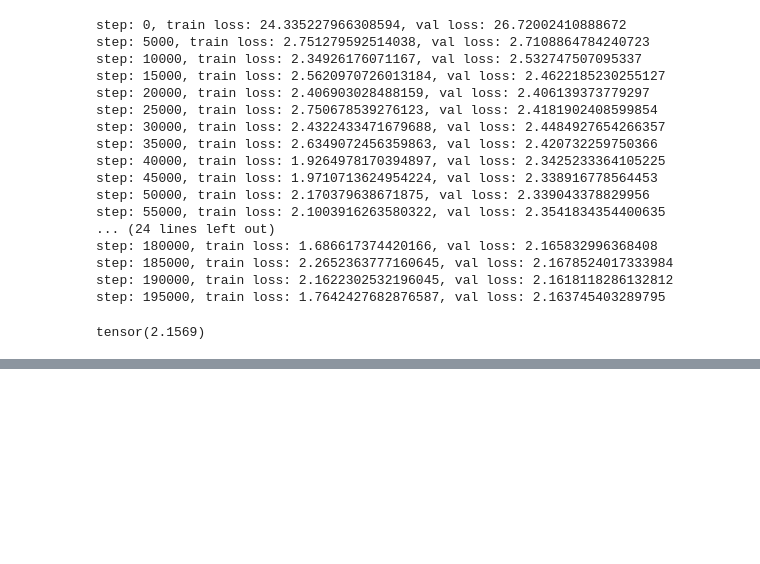
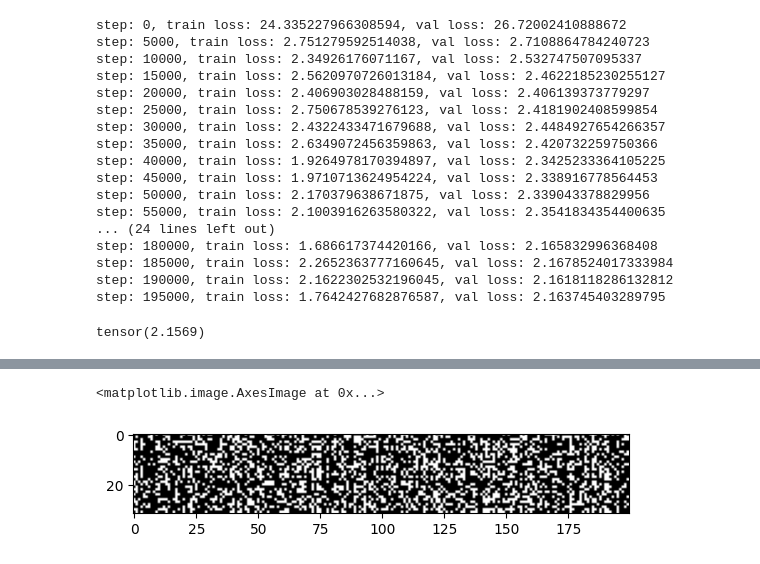
Before and after one commit to xiaobo-yang/my_makemore, a Jupyter notebook: mlp2.ipynb, the cells around one changed output, grey strips where cells are left out. Cells and saved outputs as stored; diff of their text form; code cells hidden in the pictures; blank space fills up the shorter version.

```diff
--- a/mlp2.ipynb
+++ b/mlp2.ipynb
@@ -175,0 +397,5 @@ tensor(2.1420)
+# %%
+plt.imshow(h > 0.99, cmap='gray')
+# %% [output]
+<matplotlib.image.AxesImage at 0x...>
+[figure, added]
```
Also changed, not shown: parts of 13 cells of this notebook.
